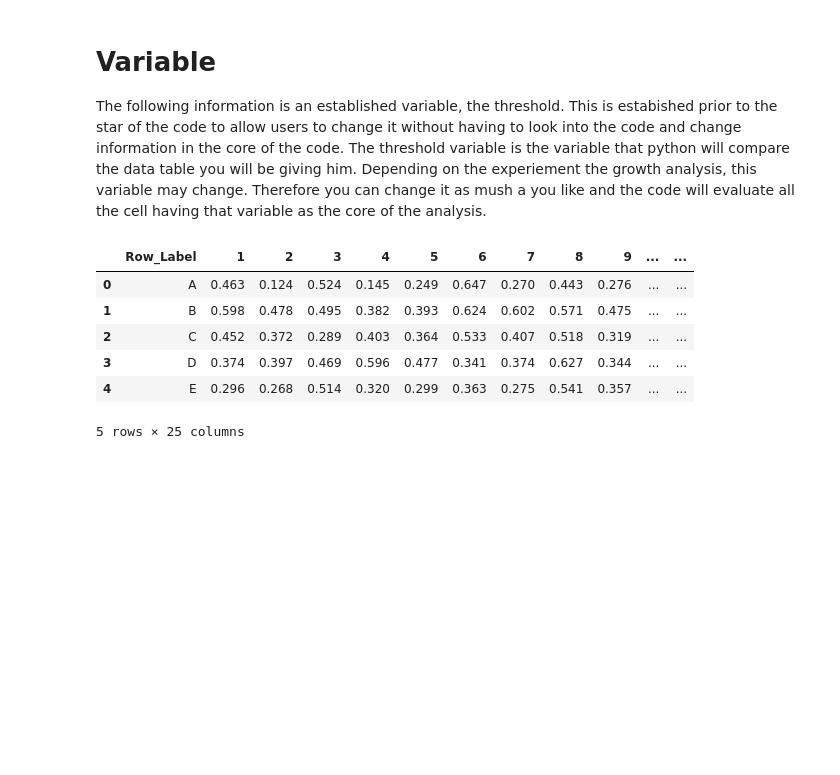
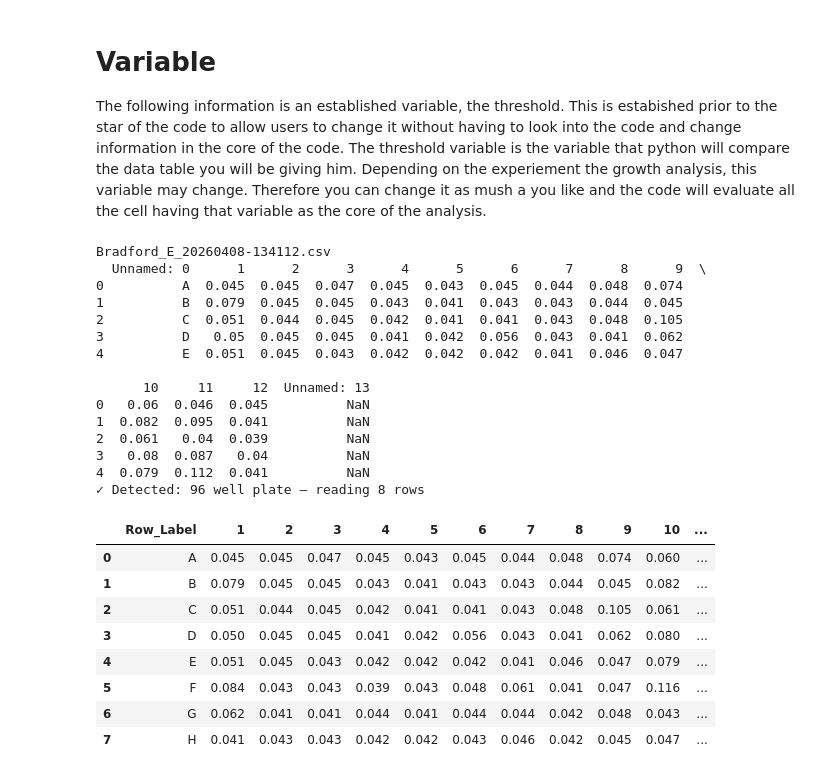
Before and after one commit to anabelpoulard13-boop/ensight_concentration_analysis, a Jupyter notebook: Concentration_analysis.ipynb, the cells around one changed output. Drawn from its saved outputs; the diff is of its cells as text; code cells hidden in the pictures; blank space fills up the shorter version.

```diff
--- a/Concentration_analysis.ipynb
+++ b/Concentration_analysis.ipynb
@@ -13,28 +13,71 @@ threshold = 0.2
 # %%
 import pandas as pd
 import string
+import glob
 
-file_path = 'GroupA.csv'
+files_path = []
+files_path = glob.glob('*.csv')
+file_path = files_path[0]
+print(file_path)
 
-df = pd.read_csv(file_path, skiprows = 9, nrows = 16)
+plates_sizes = {
+    6 : {'rows': 2, 'cols': 3},
+    12 : {'rows': 3, 'cols': 4},
+    24 : {'rows': 4, 'cols': 6},
+    96 : {'rows': 8, 'cols': 12},
+    384 : {'rows': 16, 'cols': 24}
+}
 
-table_data = df.iloc[0:16, 1:25] # define all the line here
-current_data_cols = table_data.columns.tolist()
-table_data[current_data_cols] = table_data[current_data_cols].apply(pd.to_numeric, errors='coerce')
+df = pd.read_csv(file_path, skiprows = 9)
+print(df.head())
 
+num_cols = len(df.columns) - 2
+
+detected_plate = None
+for row, col in plates_sizes.items():
+    if col['cols'] == num_cols:
+        detected_plate = row
+        break
+if detected_plate:
+    read_this = plates_sizes[detected_plate]['rows']
+    print(f'✓ Detected: {detected_plate} well plate — reading {read_this} rows')
+    df = pd.read_csv(file_path, skiprows=9, nrows= read_this)
+else:
+    print(f'✗ Unknown plate size — {num_cols} columns not in list')
+
+table_data = df.iloc[0:read_this, 1:num_cols + 1]
+#current_data_cols = table_data.columns.tolist()
+#table_data[current_data_cols] = table_data[current_data_cols].apply(pd.to_numeric, errors='coerce')
 
 row_labels = [string.ascii_uppercase[i] for i in range(len(table_data))]
 table_data.insert(0, 'Row_Label', row_labels)
 
-display(table_data.head())
+display(table_data)
 # %% [output]
+Bradford_E_20260408-134112.csv
+  Unnamed: 0      1      2      3      4      5      6      7      8      9  \
+0          A  0.045  0.045  0.047  0.045  0.043  0.045  0.044  0.048  0.074
+1          B  0.079  0.045  0.045  0.043  0.041  0.043  0.043  0.044  0.045
+2          C  0.051  0.044  0.045  0.042  0.041  0.041  0.043  0.048  0.105
+3          D   0.05  0.045  0.045  0.041  0.042  0.056  0.043  0.041  0.062
+4          E  0.051  0.045  0.043  0.042  0.042  0.042  0.041  0.046  0.047
+
+      10     11     12  Unnamed: 13
+0   0.06  0.046  0.045          NaN
+1  0.082  0.095  0.041          NaN
+2  0.061   0.04  0.039          NaN
+3   0.08  0.087   0.04          NaN
+4  0.079  0.112  0.041          NaN
+✓ Detected: 96 well plate — reading 8 rows
-|  | Row_Label | 1 | 2 | 3 | 4 | 5 | 6 | 7 | 8 | 9 | ... | ... |
-| 0 | A | 0.463 | 0.124 | 0.524 | 0.145 | 0.249 | 0.647 | 0.270 | 0.443 | 0.276 | ... | ... |
-| 1 | B | 0.598 | 0.478 | 0.495 | 0.382 | 0.393 | 0.624 | 0.602 | 0.571 | 0.475 | ... | ... |
-| 2 | C | 0.452 | 0.372 | 0.289 | 0.403 | 0.364 | 0.533 | 0.407 | 0.518 | 0.319 | ... | ... |
-| 3 | D | 0.374 | 0.397 | 0.469 | 0.596 | 0.477 | 0.341 | 0.374 | 0.627 | 0.344 | ... | ... |
-| 4 | E | 0.296 | 0.268 | 0.514 | 0.320 | 0.299 | 0.363 | 0.275 | 0.541 | 0.357 | ... | ... |
+|  | Row_Label | 1 | 2 | 3 | 4 | 5 | 6 | 7 | 8 | 9 | 10 | ... |
+| 0 | A | 0.045 | 0.045 | 0.047 | 0.045 | 0.043 | 0.045 | 0.044 | 0.048 | 0.074 | 0.060 | ... |
+| 1 | B | 0.079 | 0.045 | 0.045 | 0.043 | 0.041 | 0.043 | 0.043 | 0.044 | 0.045 | 0.082 | ... |
+| 2 | C | 0.051 | 0.044 | 0.045 | 0.042 | 0.041 | 0.041 | 0.043 | 0.048 | 0.105 | 0.061 | ... |
+| 3 | D | 0.050 | 0.045 | 0.045 | 0.041 | 0.042 | 0.056 | 0.043 | 0.041 | 0.062 | 0.080 | ... |
+| 4 | E | 0.051 | 0.045 | 0.043 | 0.042 | 0.042 | 0.042 | 0.041 | 0.046 | 0.047 | 0.079 | ... |
+| 5 | F | 0.084 | 0.043 | 0.043 | 0.039 | 0.043 | 0.048 | 0.061 | 0.041 | 0.047 | 0.116 | ... |
+| 6 | G | 0.062 | 0.041 | 0.041 | 0.044 | 0.041 | 0.044 | 0.044 | 0.042 | 0.048 | 0.043 | ... |
+| 7 | H | 0.041 | 0.043 | 0.043 | 0.042 | 0.042 | 0.043 | 0.046 | 0.042 | 0.045 | 0.047 | ... |
-5 rows × 25 columns
 # %%
 import matplotlib.pyplot as plt
 import numpy as np
```
Also changed, not shown: parts of 2 cells of this notebook.
